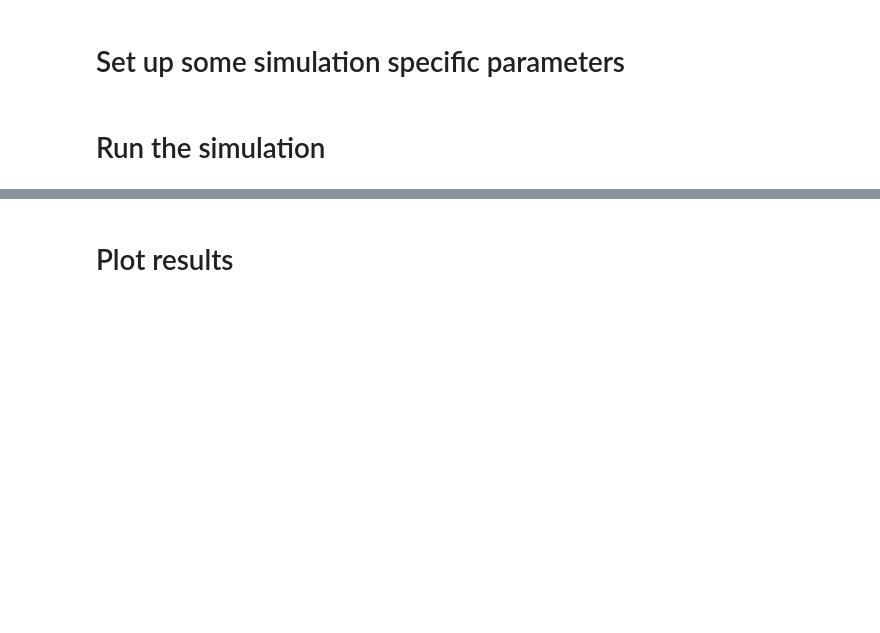
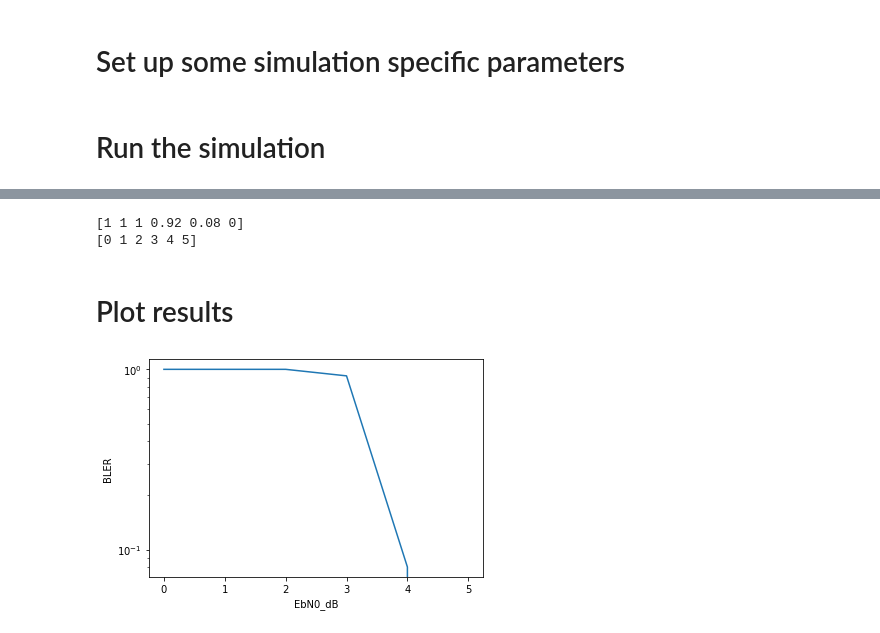
Before and after one commit to vidits-kth/py-itpp, a Jupyter notebook: examples/Example2b_turbo_codes.ipynb, the cells around one changed output, grey strips where cells are left out. Drawn from its saved outputs; the diff is of its cells as text; code cells hidden in the pictures; blank space fills up the shorter version.

Commit message:
Bugfixes related to Numpy conversion

```diff
--- a/examples/Example2b_turbo_codes.ipynb
+++ b/examples/Example2b_turbo_codes.ipynb
@@ -75,7 +75,9 @@ transmitted_symbols = itpp.cvec()
 for p in range(EbN0_dB.length()):
     print('Now simulating point %d out of %d with EbN0_dB = %.2f'%(p + 1, EbN0_dB.length(), EbN0_dB[p]))
     blerc.clear()  # Clear the bit error rate counter.
-    channel.set_noise(noise_variance[p]);  # Set the noise value of the AWGN channel.
+
+    noise_var = energy_per_bit / 10 ** (0.1 * EbN0_dB[p])
+    channel.set_noise(noise_var)  # Set the noise value of the AWGN channel.
     for i in range(max_iterations):
       uncoded_bits = itpp.randb(nrof_blocks * block_size)
       turbo_codec.encode(uncoded_bits, coded_bits)
@@ -83,7 +85,7 @@ for p in range(EbN0_dB.length()):
       qam.modulate_bits(coded_bits, transmitted_symbols)
       received_symbols = channel(transmitted_symbols)
 
-      soft_values = qam.demodulate_soft_bits(received_symbols, noise_variance[p], itpp.comm.soft_method.LOGMAP)
+      soft_values = qam.demodulate_soft_bits(received_symbols, noise_var, itpp.comm.Soft_Method.LOGMAP)
 
       decoded_bits = itpp.bvec()
       turbo_codec.decode(soft_values, decoded_bits, itpp.bvec())
@@ -98,12 +112,19 @@ for p in range(EbN0_dB.length()):
+# %%
+print(bler)
+print(EbN0_dB)
+# %% [output]
+[1 1 1 0.92 0.08 0]
+[0 1 2 3 4 5]
 # %% [markdown]
 # Plot results
 # %%
-# print(bler)
-# print(EbN0_dB)
+import numpy as np
 
 #Plot the results:
 plt.figure()
-plt.semilogy(EbN0_dB.to_numpy_ndarray(), bler.to_numpy_ndarray())
+plt.semilogy( np.array( EbN0_dB ), np.array( bler ))
 plt.xlabel('EbN0_dB')
 plt.ylabel('BLER')
 plt.show()
+# %% [output]
+[figure, added]
```
Also changed, not shown: parts of 3 cells of this notebook, 5 other files.
